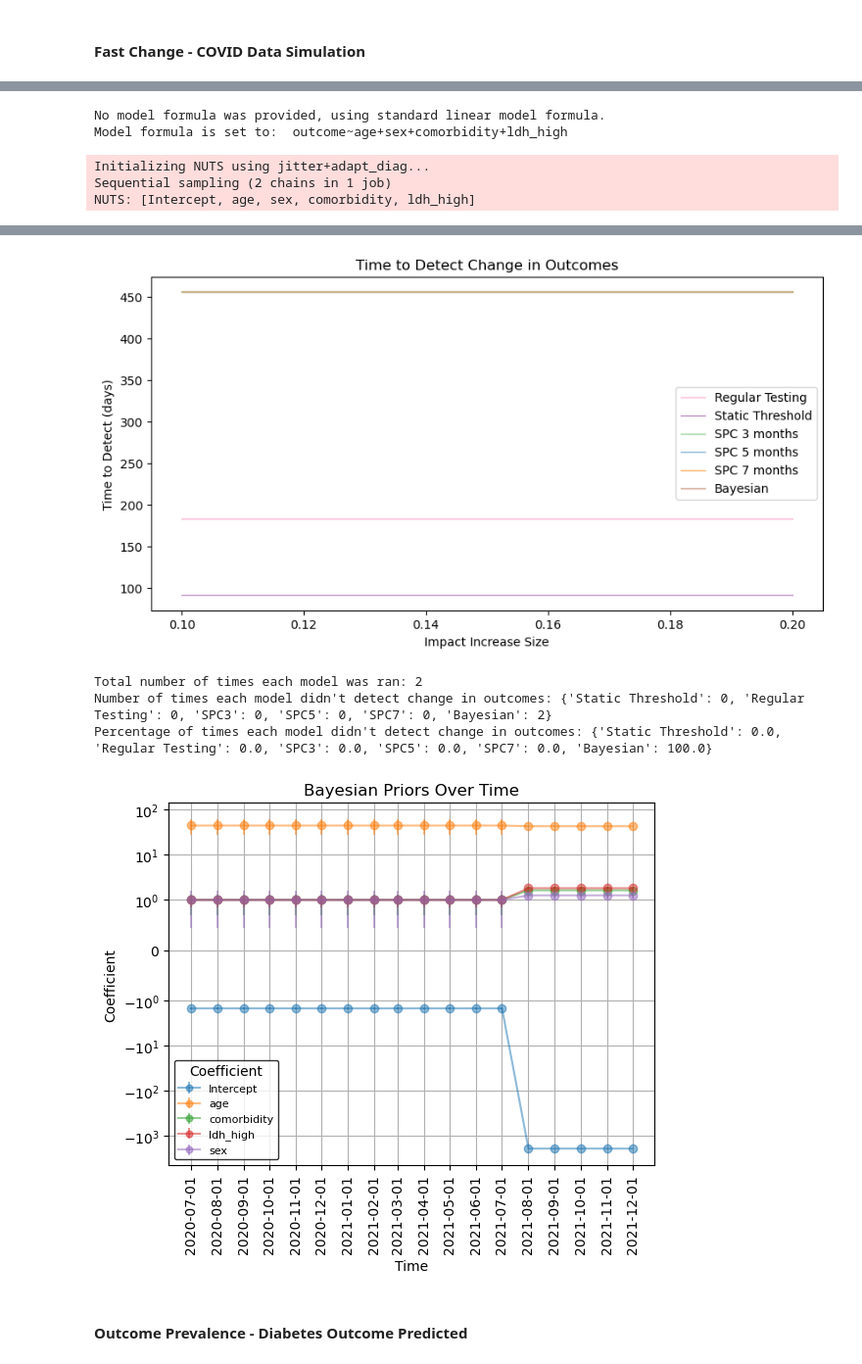
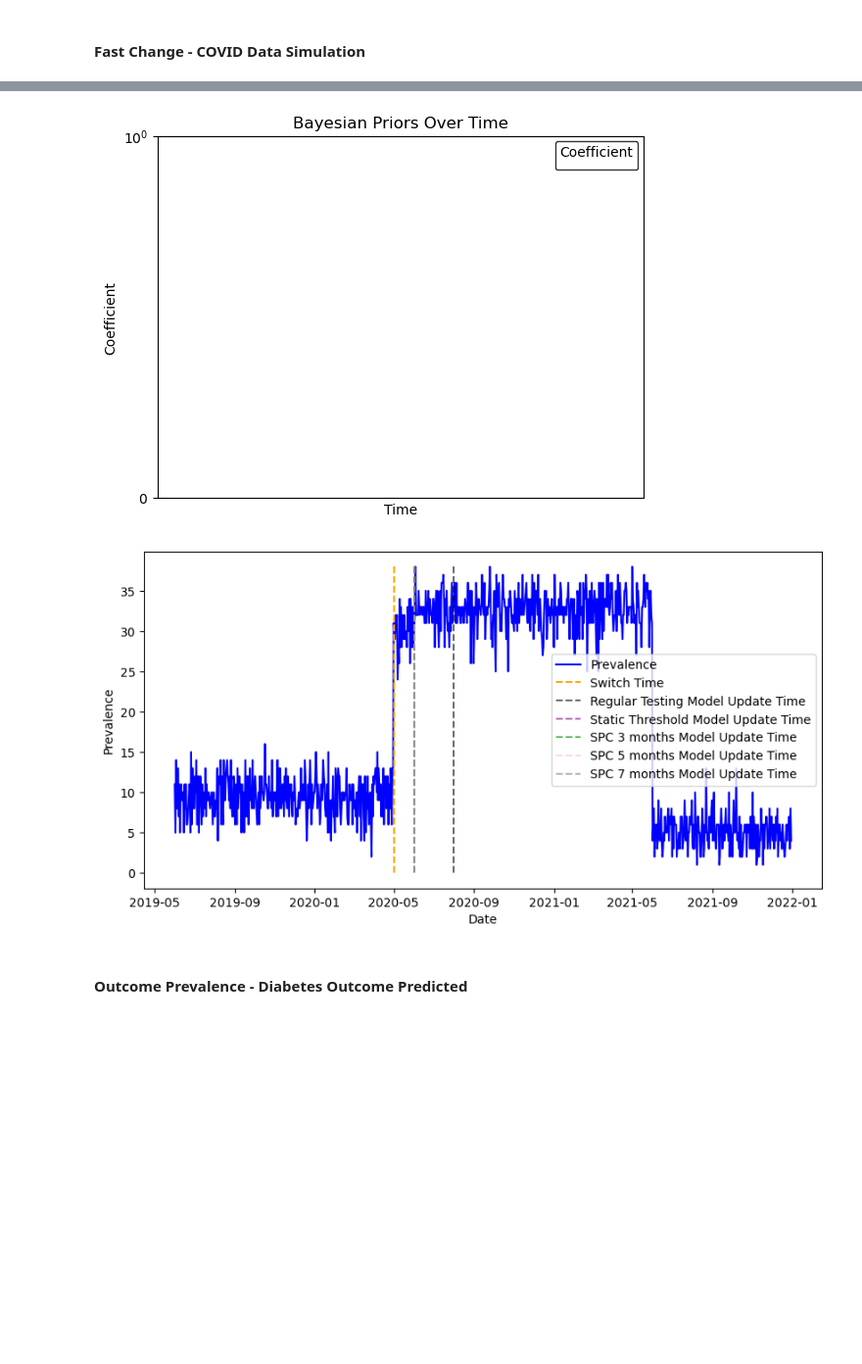
Before and after one commit to sdrelton/PREDICT, a Jupyter notebook: Comparison/detect_comparison.ipynb, the cells around one changed output, grey strips where cells are left out. Shown at 98% size. Cells and saved outputs as stored; diff of their text form; code cells hidden in the pictures; blank space fills up the shorter version.

Commit message:
Functions added to Detect_Functions.py and prevalence plotted over time

```diff
--- a/Comparison/detect_comparison.ipynb
+++ b/Comparison/detect_comparison.ipynb
@@ -152,3 +43,6 @@ def select_ethnic_group(num_patients):
+# %%
+startDate = pd.to_datetime('01-06-2019', dayfirst=True)
+endDate = pd.to_datetime('31-12-2021', dayfirst=True)
 # %% [markdown]
 #### Interactive plot to show the variables: `switch time`, `drop size` and `time to detection/gap`
 # %%
@@ -276,8 +173,8 @@ interact(drop_size_toy,
 total_runs = 0
 recalthreshold = 0.86 # Paper has AUROC of 0.91, with lower CI at 0.86
 
-custom_impacts = [0.1, 0.2]#, 0.3, 0.4, 0.5, 0.6, 0.7, 0.8, 0.9, 1.0, 1.1, 1.2, 1.3, 1.4, 1.5, 2.0, 2.5, 3.0]
-switchDateStrings = ['01-04-2020']#, '15-04-2020']#, '01-05-2020']
+custom_impacts = [0.1, 0.2, 0.3, 0.4, 0.5, 0.6, 0.7, 0.8, 0.9, 1.0, 1.1, 1.2, 1.3, 1.4, 1.5, 2.0, 2.5, 3.0]
+switchDateStrings = ['01-04-2020', '15-04-2020', '01-05-2020']
 undetected = dict({"Static Threshold": 0, "Regular Testing": 0, "SPC3": 0, "SPC5":0, "SPC7":0, "Bayesian": 0})
 
 hr_age = 0.5
@@ -315,7 +212,6 @@ for switchDateidx, switchDateString in enumerate(switchDateStrings):
         num_patients = 40
 
         # Define date range and COVID shock periods
-        startDate = pd.to_datetime('01-06-2020', dayfirst=True)  # Start a year before COVID 01-06-2019
         switchDate = pd.to_datetime(switchDateString, dayfirst=True)  # COVID starts spreading
         switchDate2 = pd.to_datetime('01-06-2020', dayfirst=True)  # Peak of the pandemic
         recoveryDate = pd.to_datetime('01-06-2021', dayfirst=True)  # Start of recovery phase
@@ -389,30 +285,29 @@ for switchDateidx, switchDateString in enumerate(switchDateStrings):
         spc_ttd7.append(ttd)
 
         ############################ Bayesian ############################
-        model = BayesianModel(input_data=df, priors={"Intercept": (-1.5, 0.1), "age": (44, 16.3), "sex": (1, 0.562), "comorbidity": (1, 0.3), "ldh_high": (1, 0.15)}, cores=1, verbose=False, draws=100, tune=100, chains=2)
-        model.trigger = BayesianRefitTrigger(model=model, input_data=df, refitFrequency=12)
-        mytest = PREDICT(data=df, model=model, startDate='min', endDate='max', timestep='month')
-        mytest.addLogHook(TrackBayesianCoefs(model))
-        mytest.run()
-        log = mytest.getLog()
-        if "BayesianCoefficients" in log:
-            bayes_dict["BayesianCoefficients"].update(log["BayesianCoefficients"])
-        ttd = get_model_updated_log_covid(df, model, switchDateStrings, switchDateidx, "Bayesian", undetected)
-        bayesian_ttd.append(ttd)
+        # model = BayesianModel(input_data=df, priors={"Intercept": (-1.5, 0.1), "age": (44, 16.3), "sex": (1, 0.562), "comorbidity": (1, 0.3), "ldh_high": (1, 0.15)}, cores=1, verbose=False, draws=100, tune=100, chains=2)
+        # model.trigger = BayesianRefitTrigger(model=model, input_data=df, refitFrequency=12)
+        # mytest = PREDICT(data=df, model=model, startDate='min', endDate='max', timestep='month')
+        # mytest.addLogHook(TrackBayesianCoefs(model))
+        # mytest.run()
+        # log = mytest.getLog()
+        # if "BayesianCoefficients" in log:
+        #     bayes_dict["BayesianCoefficients"].update(log["BayesianCoefficients"])
+        # ttd = get_model_updated_log_covid(df, model, switchDateStrings, switchDateidx, "Bayesian", undetected)
+        # bayesian_ttd.append(ttd)
 
     plt.plot(drop_sizes, regular_ttd, color='#f781bf', label='Regular Testing', alpha=0.6, linewidth=1)
     plt.plot(drop_sizes, static_ttd, color='#984ea3', label='Static Threshold', alpha=0.6, linewidth=1)
     plt.plot(drop_sizes, spc_ttd3, color='#4daf4a', label='SPC 3 months', alpha=0.6, linewidth=1)
     plt.plot(drop_sizes, spc_ttd5, color='#377eb8', label='SPC 5 months', alpha=0.6, linewidth=1)
     plt.plot(drop_sizes, spc_ttd7, color='#ff7f00', label='SPC 7 months', alpha=0.6, linewidth=1)
-    plt.plot(drop_sizes, bayesian_ttd, color='#a65628', label='Bayesian', alpha=0.6, linewidth=1)
+    #plt.plot(drop_sizes, bayesian_ttd, color='#a65628', label='Bayesian', alpha=0.6, linewidth=1)
 
 
 plt.xlabel("Impact Increase Size")
 plt.ylabel("Time to Detect (days)")
 handles, labels = plt.gca().get_legend_handles_labels()
-# Ensure only the first plot of each model is labelled in the legend
-plt.legend(handles[:6], labels[:6])
+plt.legend(handles[:6], labels[:6]) # EOnly the first plot of each model is labelled in the legend
 plt.show()
 
 # Print the number of undetected models
@@ -420,5 +315,7 @@ print(f"Total number of times each model was ran: {total_runs}")
 percentages = {key: (value / total_runs * 100) if total_runs > 0 else 0 for key, value in undetected.items()}
 print("Number of times each model didn't detect change in outcomes:", undetected)
 print("Percentage of times each model didn't detect change in outcomes:", percentages)
-BayesianCoefsPlot(bayes_dict) # This can only be plot to show one SwitchTime at a time, as repeating Timestamp keys will be overwritten
+# These can only be plot to show one SwitchTime at a time, as repeating Timestamp keys will be overwritten
+BayesianCoefsPlot(bayes_dict)
+plot_prev_over_time(df, switchDateStrings, regular_ttd, static_ttd, spc_ttd3, spc_ttd5, spc_ttd7, bayesian_ttd)
 # %% [output]
@@ -440,5 +325,0 @@ Modeling the probability that outcome==1
-No model formula was provided, using standard linear model formula.
-Model formula is set to:  outcome~age+sex+comorbidity+ldh_high
-Initializing NUTS using jitter+adapt_diag...
-Sequential sampling (2 chains in 1 job)
-NUTS: [Intercept, age, sex, comorbidity, ldh_high]
@@ -453,8 +326,5 @@ The effective sample size per chain is smaller than 100 for some parameters.  A
-[figure, old version]
-Total number of times each model was ran: 2
-Number of times each model didn't detect change in outcomes: {'Static Threshold': 0, 'Regular Testing': 0, 'SPC3': 0, 'SPC5': 0, 'SPC7': 0, 'Bayesian': 2}
-Percentage of times each model didn't detect change in outcomes: {'Static Threshold': 0.0, 'Regular Testing': 0.0, 'SPC3': 0.0, 'SPC5': 0.0, 'SPC7': 0.0, 'Bayesian': 100.0}
-[figure, old version]
+[figure, new version]
+[figure, added]
 # %% [markdown]
 #### Outcome Prevalence - Diabetes Outcome Predicted
 # %%
```
Also changed, not shown: parts of 7 cells of this notebook, 2 other files.
